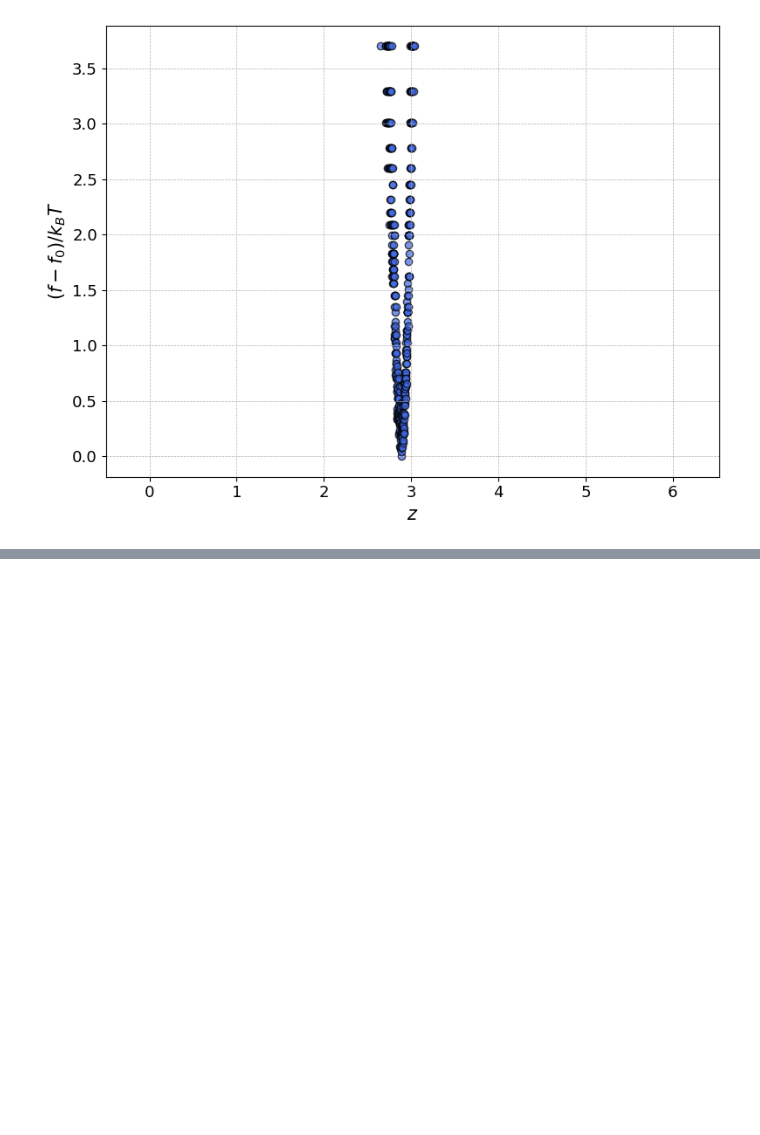
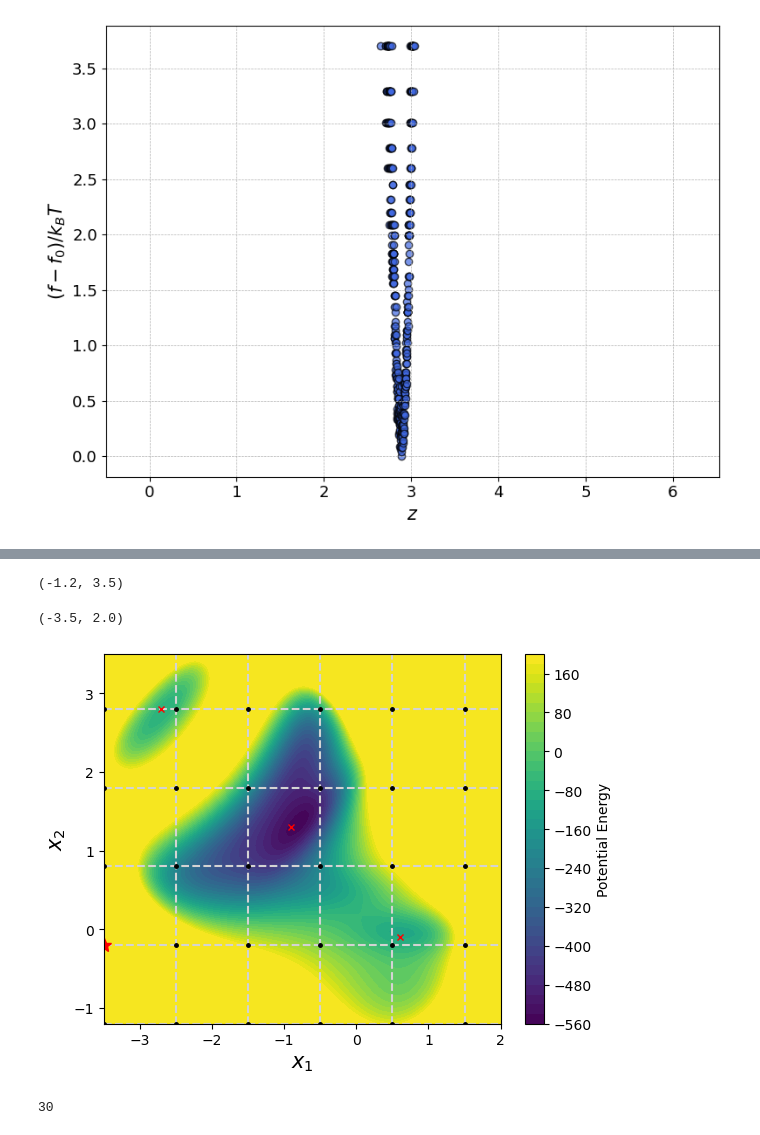
Before and after one commit to hoon-ock/landscape-search, a Jupyter notebook: modified_muller_molsim.ipynb, the cells around one changed output, grey strips where cells are left out. Cells and saved outputs as stored; diff of their text form; code cells hidden in the pictures; blank space fills up the shorter version.

```diff
--- a/modified_muller_molsim.ipynb
+++ b/modified_muller_molsim.ipynb
@@ -286,0 +364,43 @@ plt.show()
+# %%
+y_limits
+# %% [output]
+(-1.2, 3.5)
+# %%
+starting, grid_x, grid_y = random_init_point_with_grid(x_limits, y_limits, E_limits=(0, 1), grid_interval=(1.0, 1.0))
+# %%
+initial_points = get_grid_intersection_points(grid_x, grid_y)
+# %%
+x_limits
+# %% [output]
+(-3.5, 2.0)
+# %%
+#starting = random_init_point(x_limits, y_limits)
+pes.plot(ax=plt.gca(),
+         minx=x_limits[0]-e, maxx=x_limits[1]+e,
+         miny=y_limits[0]-e, maxy=y_limits[1]+e)
+
+for x in grid_x:
+    plt.axvline(x, color='lightgray', linestyle='--')
+
+# Plot horizontal lines for each y_grid point
+for y in grid_y:
+    plt.axhline(y, color='lightgray', linestyle='--')
+
+plt.plot(initial_points[:, 0], initial_points[:, 1], '.', color='k', markersize=5)
+center_points = np.array([[-2.7, 2.8], [-0.9, 1.3], [0.6, -0.1]])
+for center in center_points:
+    plt.plot(center[0], center[1], 'x', color='r', markersize=5)
+plt.plot(starting[:, 0], starting[:, 1], '*', color='r', markersize=10)
+plt.xlabel('$x_1$', fontsize=ft)
+plt.ylabel('$x_2$', fontsize=ft)
+# plt.xlim(initial_points[:, 0].min()-1, initial_points[:, 0].max()+1)
+# plt.ylim(initial_points[:, 1].min()-1, initial_points[:, 1].max()+1)
+plt.xlim(x_limits[0], x_limits[1])
+plt.ylim(y_limits[0], y_limits[1])
+plt.show()
+# %% [output]
+[figure, added]
+# %%
+len(initial_points)
+# %% [output]
+30
```
Also changed, not shown: parts of 12 cells of this notebook, 6 other files.
